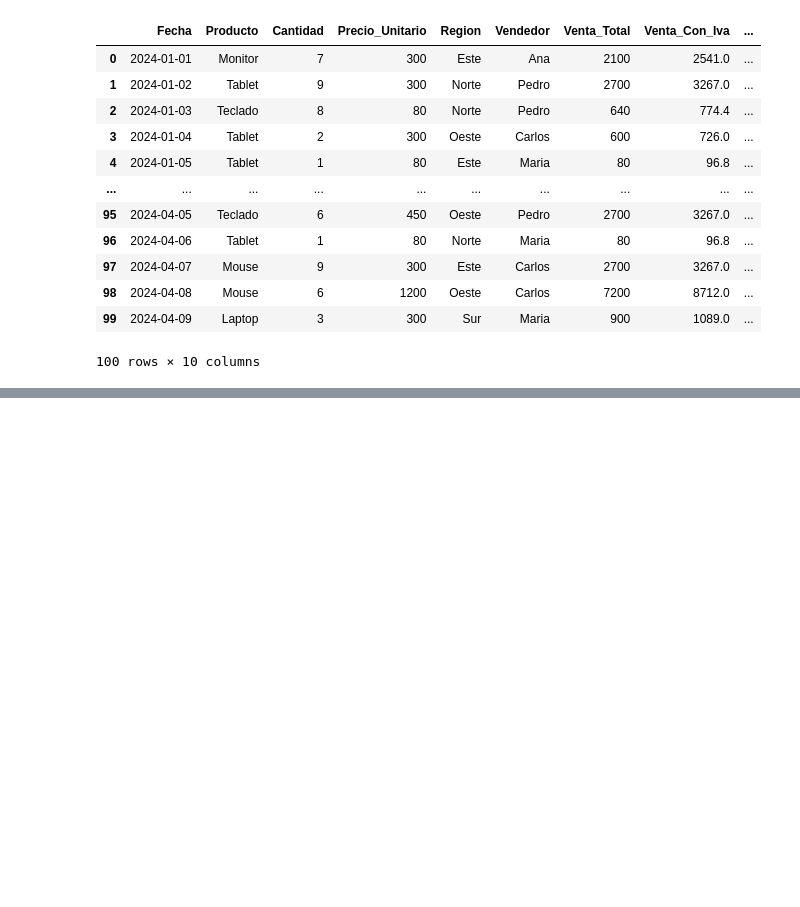
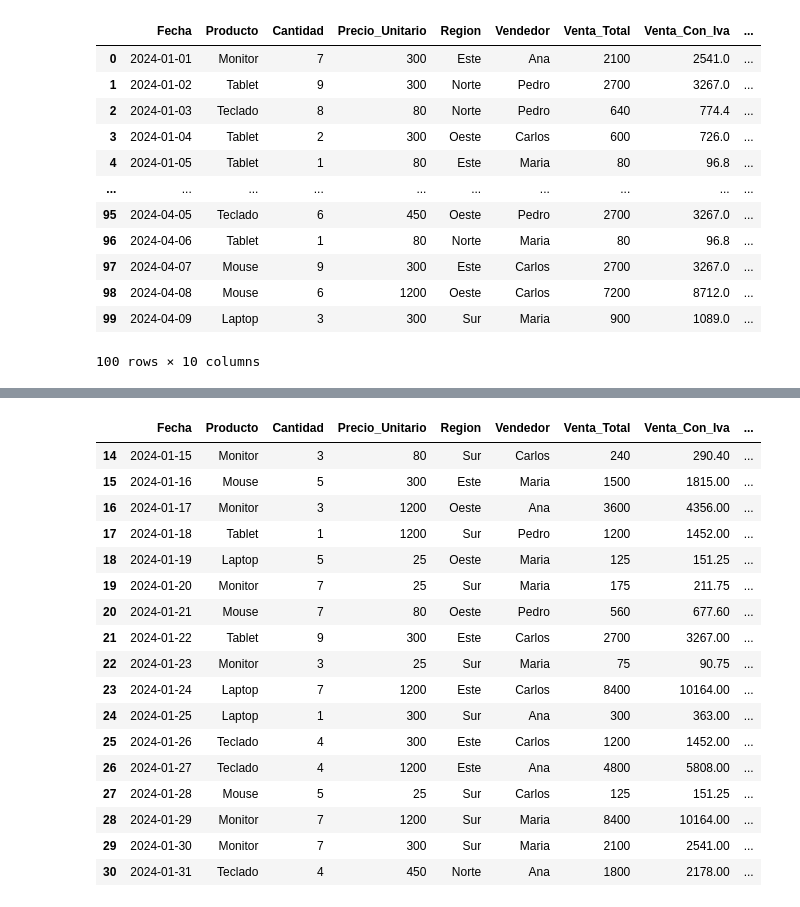
Before and after one commit to carlosgg0/practicas-isid, a Jupyter notebook: p8-dataframes/p8-notebook.ipynb, the cells around one changed output, grey strips where cells are left out. Saved outputs shown, nothing was run; the diff lists cells and outputs as text; code cells hidden in the pictures; blank space fills up the shorter version.

Commit message:
Terminada la práctica 8 de dataframes

```diff
--- a/p8-dataframes/p8-notebook.ipynb
+++ b/p8-dataframes/p8-notebook.ipynb
@@ -399,0 +498,26 @@ df_ventas
+# %%
+# Ejercicio 11. Calcula las ventas entre el 2024-01-15 y el 2024-01-31
+
+df_ventas[(df_ventas["Fecha"] >= "2024-01-15") & (df_ventas["Fecha"] <= "2024-01-31")]
+
+filter = df_ventas["Fecha"].between("2024-01-15", "2024-01-31")
+df_ventas[filter]
+# %% [output]
+|  | Fecha | Producto | Cantidad | Precio_Unitario | Region | Vendedor | Venta_Total | Venta_Con_Iva | ... |
+| 14 | 2024-01-15 | Monitor | 3 | 80 | Sur | Carlos | 240 | 290.40 | ... |
+| 15 | 2024-01-16 | Mouse | 5 | 300 | Este | Maria | 1500 | 1815.00 | ... |
+| 16 | 2024-01-17 | Monitor | 3 | 1200 | Oeste | Ana | 3600 | 4356.00 | ... |
+| 17 | 2024-01-18 | Tablet | 1 | 1200 | Sur | Pedro | 1200 | 1452.00 | ... |
+| 18 | 2024-01-19 | Laptop | 5 | 25 | Oeste | Maria | 125 | 151.25 | ... |
+| 19 | 2024-01-20 | Monitor | 7 | 25 | Sur | Maria | 175 | 211.75 | ... |
+| 20 | 2024-01-21 | Mouse | 7 | 80 | Oeste | Pedro | 560 | 677.60 | ... |
+| 21 | 2024-01-22 | Tablet | 9 | 300 | Este | Carlos | 2700 | 3267.00 | ... |
+| 22 | 2024-01-23 | Monitor | 3 | 25 | Sur | Maria | 75 | 90.75 | ... |
+| 23 | 2024-01-24 | Laptop | 7 | 1200 | Este | Carlos | 8400 | 10164.00 | ... |
+| 24 | 2024-01-25 | Laptop | 1 | 300 | Sur | Ana | 300 | 363.00 | ... |
+| 25 | 2024-01-26 | Teclado | 4 | 300 | Este | Carlos | 1200 | 1452.00 | ... |
+| 26 | 2024-01-27 | Teclado | 4 | 1200 | Este | Ana | 4800 | 5808.00 | ... |
+| 27 | 2024-01-28 | Mouse | 5 | 25 | Sur | Carlos | 125 | 151.25 | ... |
+| 28 | 2024-01-29 | Monitor | 7 | 1200 | Sur | Maria | 8400 | 10164.00 | ... |
+| 29 | 2024-01-30 | Monitor | 7 | 300 | Sur | Maria | 2100 | 2541.00 | ... |
+| 30 | 2024-01-31 | Teclado | 4 | 450 | Norte | Ana | 1800 | 2178.00 | ... |
```
Also changed, not shown: parts of 5 cells of this notebook, 1 other file.
